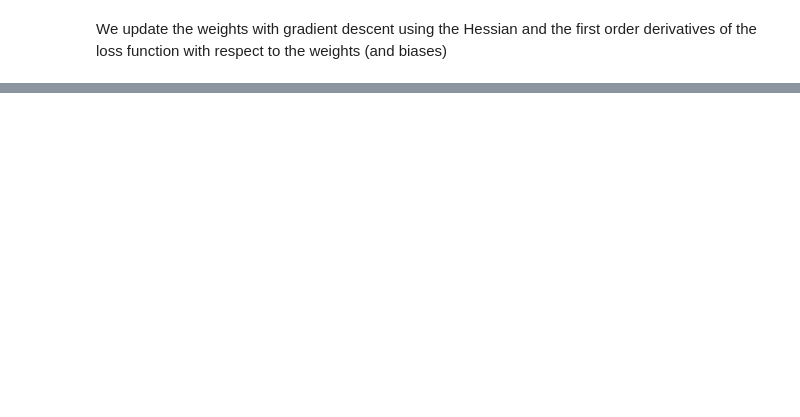
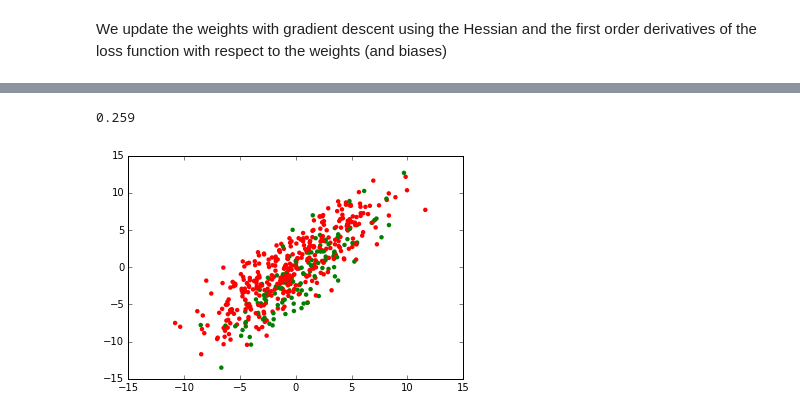
Before and after one commit to cesans/audi, a Jupyter notebook: examples/Neural network and Newton's method.ipynb, the cells around one changed output, grey strips where cells are left out. Saved outputs shown, nothing was run; the diff lists cells and outputs as text; code cells hidden in the pictures; blank space fills up the shorter version.

```diff
--- a/examples/Neural network and Newton's method.ipynb
+++ b/examples/Neural network and Newton's method.ipynb
@@ -258,2 +239,19 @@ def Newton_update(loss, w, lr):
 
     return w
+# %%
+def loss_f(N,y):
+    if N.constant_cf == 0:
+        if y==0:
+            return 0*N
+        else:
+            return log(N+1e-10)
+    elif N.constant_cf ==1:
+        if y==1:
+            return 0*N
+        else:
+            return log(1-N+1e-10)
+
+    return -1*(log(N)*y+log(1-N)*(1-y))
+    #return -1*((N)**y+(1-N)**(1-y))
+# %%
+initial_weights = initialize_weights(n_inputs, order)
@@ -259,0 +346,24 @@ def Newton_update(loss, w, lr):
+# %%
+errors = 0
+
+X_vis = vis_proj(X_test)
+for i in range(X_test.shape[0]):
+    N = logistic_regression_f(X_test[i,:], weights)
+    pred = N.constant_cf
+
+    if pred > 0.5:
+            pred = 1
+    else:
+            pred = 0
+    if pred == 1:
+        plt.scatter(X_vis[i,0], X_vis[i,1], c='green', edgecolors='none')
+    else:
+        plt.scatter(X_vis[i,0], X_vis[i,1], c='red', edgecolors='none')
+
+    if pred == Y_test[i]:
+        errors +=1
+
+print(errors*1.0/X.shape[0])
+# %% [output]
+0.259
+[figure, added]
```
Also changed, not shown: parts of 23 cells of this notebook.
